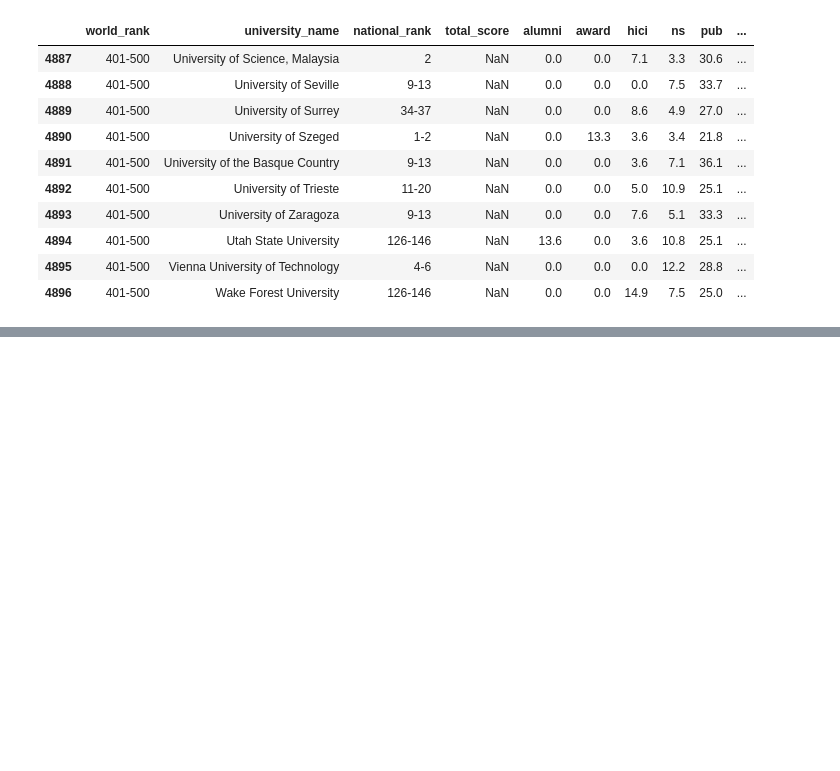
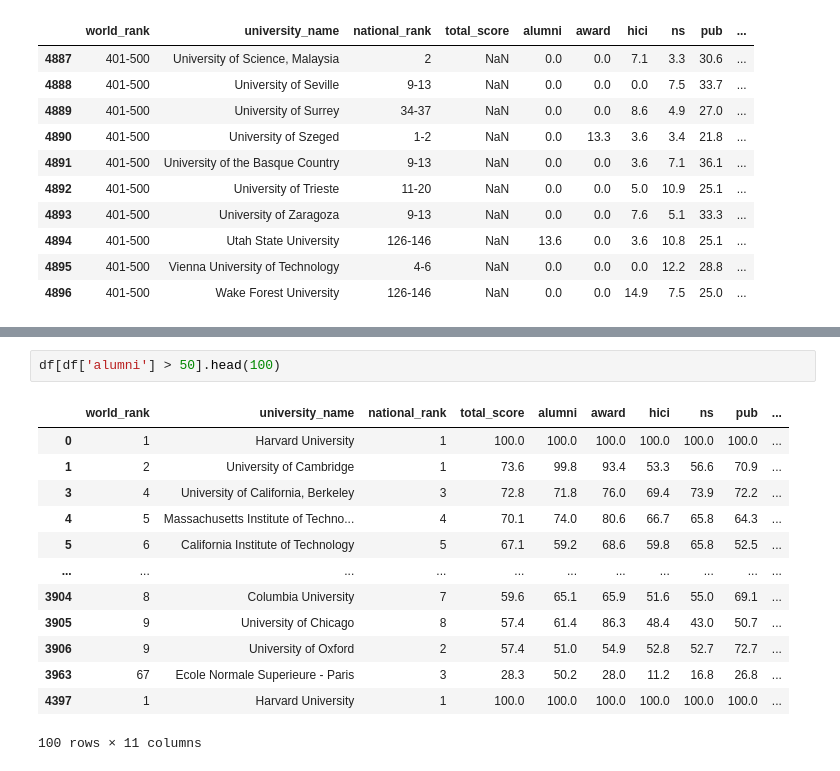
Before and after one commit to jobayed80/Machine_Learning_Learning_Course, a Jupyter notebook: Import_pandas_CSV_File_Read.ipynb, the cells around one changed output, grey strips where cells are left out. Cells and saved outputs as stored; diff of their text form; blank space fills up the shorter version.

```diff
--- a/Import_pandas_CSV_File_Read.ipynb
+++ b/Import_pandas_CSV_File_Read.ipynb
@@ -82,0 +225,16 @@ df.tail(10)
+# %%
+df[df['alumni'] > 50].head(100)
+# %% [output]
+|  | world_rank | university_name | national_rank | total_score | alumni | award | hici | ns | pub | ... |
+| 0 | 1 | Harvard University | 1 | 100.0 | 100.0 | 100.0 | 100.0 | 100.0 | 100.0 | ... |
+| 1 | 2 | University of Cambridge | 1 | 73.6 | 99.8 | 93.4 | 53.3 | 56.6 | 70.9 | ... |
+| 3 | 4 | University of California, Berkeley | 3 | 72.8 | 71.8 | 76.0 | 69.4 | 73.9 | 72.2 | ... |
+| 4 | 5 | Massachusetts Institute of Techno... | 4 | 70.1 | 74.0 | 80.6 | 66.7 | 65.8 | 64.3 | ... |
+| 5 | 6 | California Institute of Technology | 5 | 67.1 | 59.2 | 68.6 | 59.8 | 65.8 | 52.5 | ... |
+| ... | ... | ... | ... | ... | ... | ... | ... | ... | ... | ... |
+| 3904 | 8 | Columbia University | 7 | 59.6 | 65.1 | 65.9 | 51.6 | 55.0 | 69.1 | ... |
+| 3905 | 9 | University of Chicago | 8 | 57.4 | 61.4 | 86.3 | 48.4 | 43.0 | 50.7 | ... |
+| 3906 | 9 | University of Oxford | 2 | 57.4 | 51.0 | 54.9 | 52.8 | 52.7 | 72.7 | ... |
+| 3963 | 67 | Ecole Normale Superieure - Paris | 3 | 28.3 | 50.2 | 28.0 | 11.2 | 16.8 | 26.8 | ... |
+| 4397 | 1 | Harvard University | 1 | 100.0 | 100.0 | 100.0 | 100.0 | 100.0 | 100.0 | ... |
+100 rows × 11 columns
```
Also changed, not shown: parts of 9 cells of this notebook.
